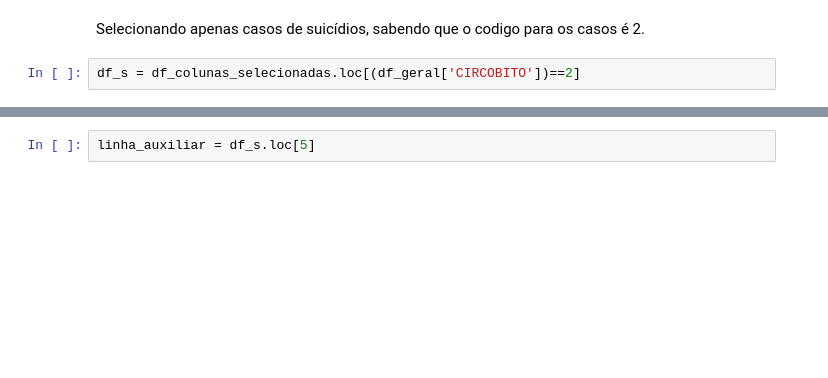
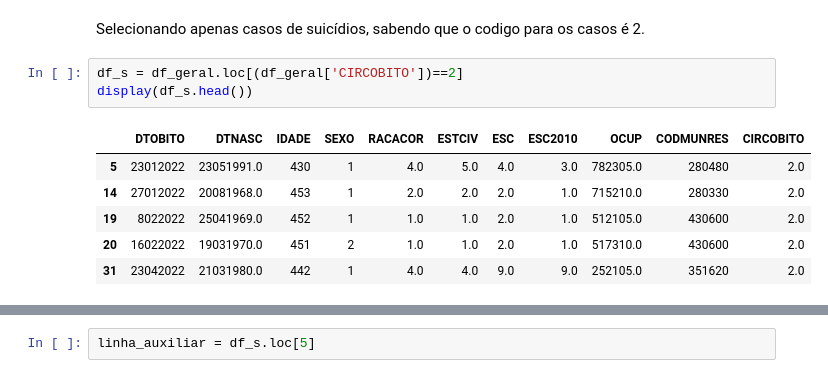
Before and after one commit to JeanPonte/ProjectETE_S, a Jupyter notebook: Code_S.ipynb, the cells around one changed output, grey strips where cells are left out. Drawn from its saved outputs; the diff is of its cells as text; blank space fills up the shorter version.

```diff
--- a/Code_S.ipynb
+++ b/Code_S.ipynb
@@ -48,6 +58,14 @@ df_colunas_selecionadas = df_geral[colunas_selecionadas]
 # %% [markdown]
 Selecionando apenas casos de suicídios, sabendo que o codigo para os casos é 2.
 # %%
-df_s = df_colunas_selecionadas.loc[(df_geral['CIRCOBITO'])==2]
+df_s = df_geral.loc[(df_geral['CIRCOBITO'])==2]
+display(df_s.head())
+# %% [output]
+|  | DTOBITO | DTNASC | IDADE | SEXO | RACACOR | ESTCIV | ESC | ESC2010 | OCUP | CODMUNRES | CIRCOBITO |
+| 5 | 23012022 | 23051991.0 | 430 | 1 | 4.0 | 5.0 | 4.0 | 3.0 | 782305.0 | 280480 | 2.0 |
+| 14 | 27012022 | 20081968.0 | 453 | 1 | 2.0 | 2.0 | 2.0 | 1.0 | 715210.0 | 280330 | 2.0 |
+| 19 | 8022022 | 25041969.0 | 452 | 1 | 1.0 | 1.0 | 2.0 | 1.0 | 512105.0 | 430600 | 2.0 |
+| 20 | 16022022 | 19031970.0 | 451 | 2 | 1.0 | 1.0 | 2.0 | 1.0 | 517310.0 | 430600 | 2.0 |
+| 31 | 23042022 | 21031980.0 | 442 | 1 | 4.0 | 4.0 | 9.0 | 9.0 | 252105.0 | 351620 | 2.0 |
 # %%
 idade_indefinida = df_s.loc[(df_s['IDADE'])==999] #Pesquisa por idade indefinida
```
Also changed, not shown: parts of 25 cells of this notebook, 1 other file.
